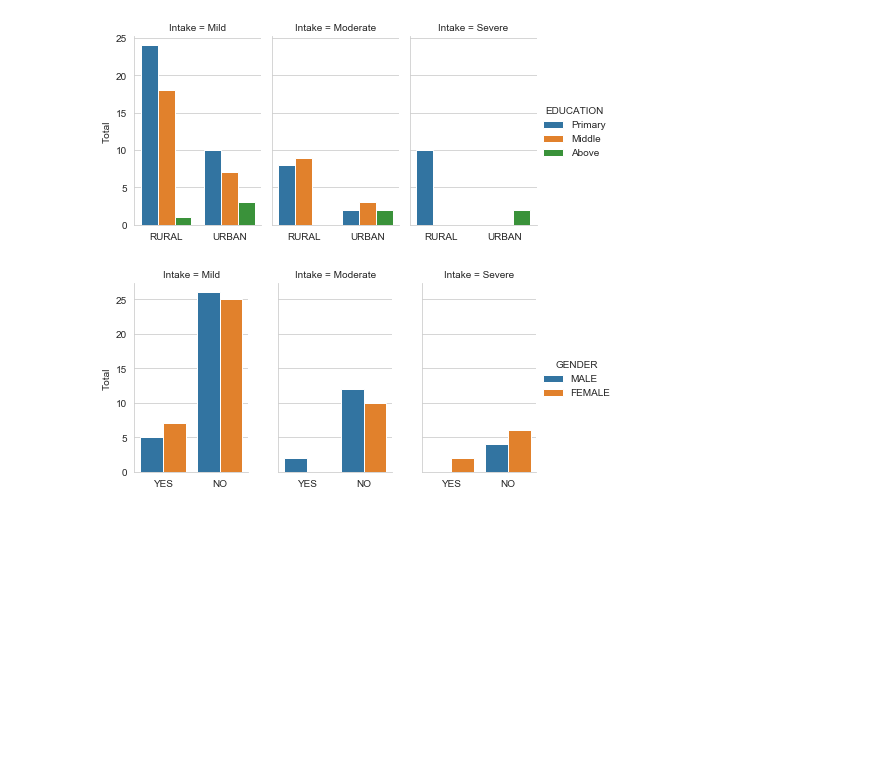
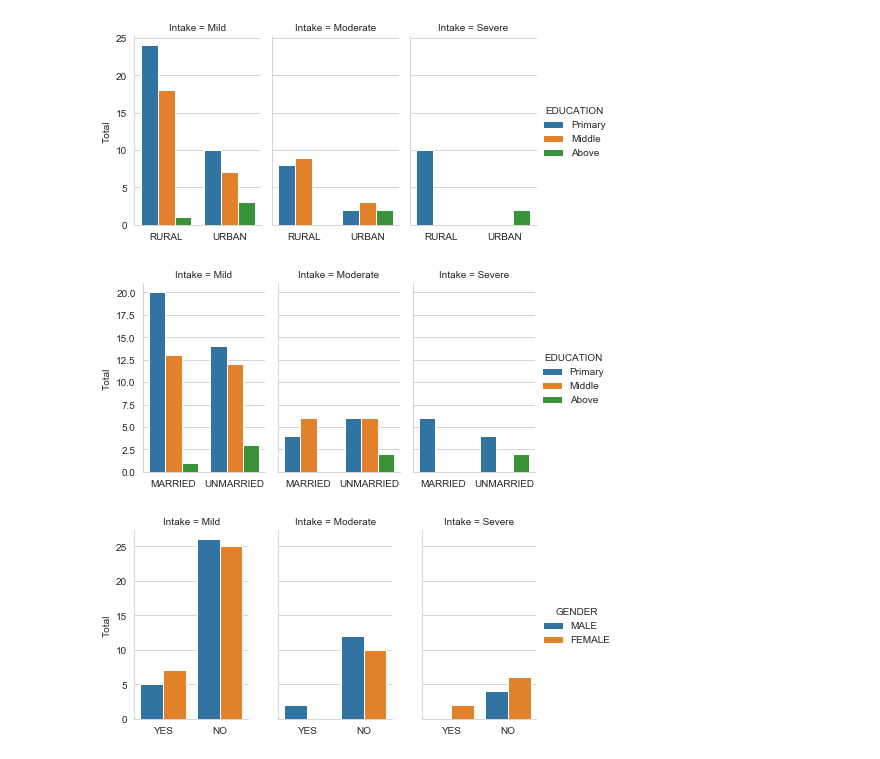
Before and after one commit to razaulmustafa852/urdu, a Jupyter notebook: Suicide.ipynb, the cells around one changed output. Cells and saved outputs as stored; diff of their text form; code cells hidden in the pictures; blank space fills up the shorter version.

```diff
--- a/Suicide.ipynb
+++ b/Suicide.ipynb
@@ -57,6 +57,13 @@ g._legend.set_title('EDUCATION')
 plt.savefig('images/Education.eps', format='eps')
 # %% [output]
 [figure]
+# %%
+g = sns.catplot("Marital Status", col="Intake",hue="Education", col_wrap=3.5,data=df,kind="count", height=3.5, aspect=.5)
+g.set_axis_labels("", "Total")
+g._legend.set_title('EDUCATION')
+plt.savefig('images/ms.eps', format='eps')
+# %% [output]
+[figure, added]
 # %%
 g = sns.catplot("Presence Psychiatric disorder", col="Intake",hue="Gender", col_wrap=3.5,data=df,kind="count", height=3.5, aspect=.5)
 g.set_axis_labels("", "Total")
```
Also changed, not shown: parts of 5 cells of this notebook.
